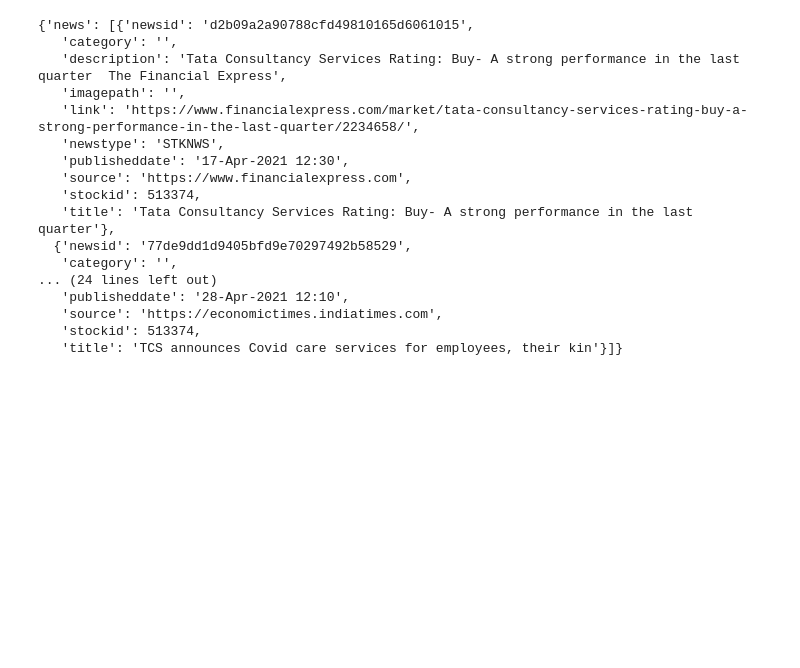
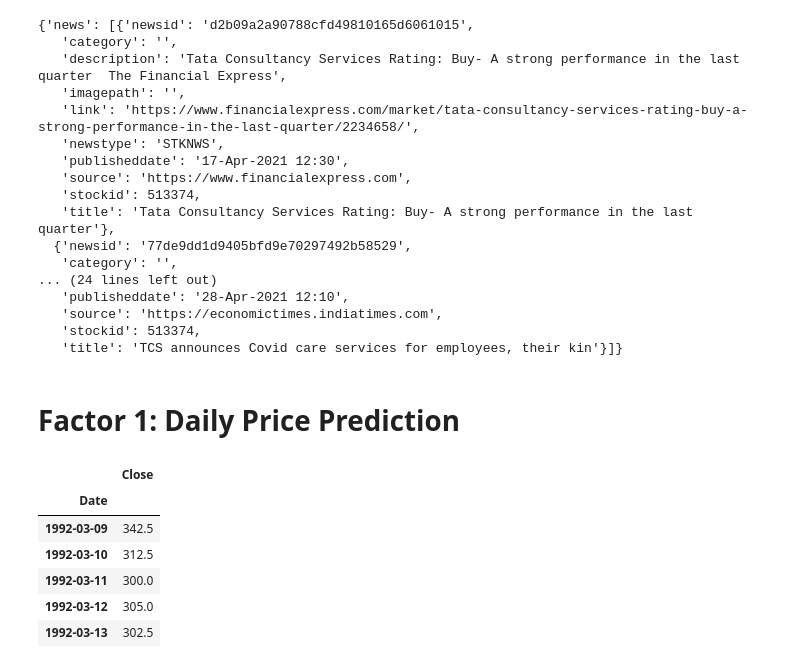
Before and after one commit to ariesiitr/BSE-Serverless-Predictor, a Jupyter notebook: main.ipynb, the cells around one changed output. Cells and saved outputs as stored; diff of their text form; code cells hidden in the pictures; blank space fills up the shorter version.

```diff
--- a/main.ipynb
+++ b/main.ipynb
@@ -142,3 +142,16 @@ news
    'source': 'https://economictimes.indiatimes.com',
    'stockid': 513374,
    'title': 'TCS announces Covid care services for employees, their kin'}]}
+# %% [markdown]
+# Factor 1: Daily Price Prediction
+# %%
+dataset = pd.DataFrame(data1['Close'])
+dataset.head(5)
+# %% [output]
+|  | Close |
+| Date |  |
+| 1992-03-09 | 342.5 |
+| 1992-03-10 | 312.5 |
+| 1992-03-11 | 300.0 |
+| 1992-03-12 | 305.0 |
+| 1992-03-13 | 302.5 |
```
Also changed, not shown: parts of 26 cells of this notebook.
